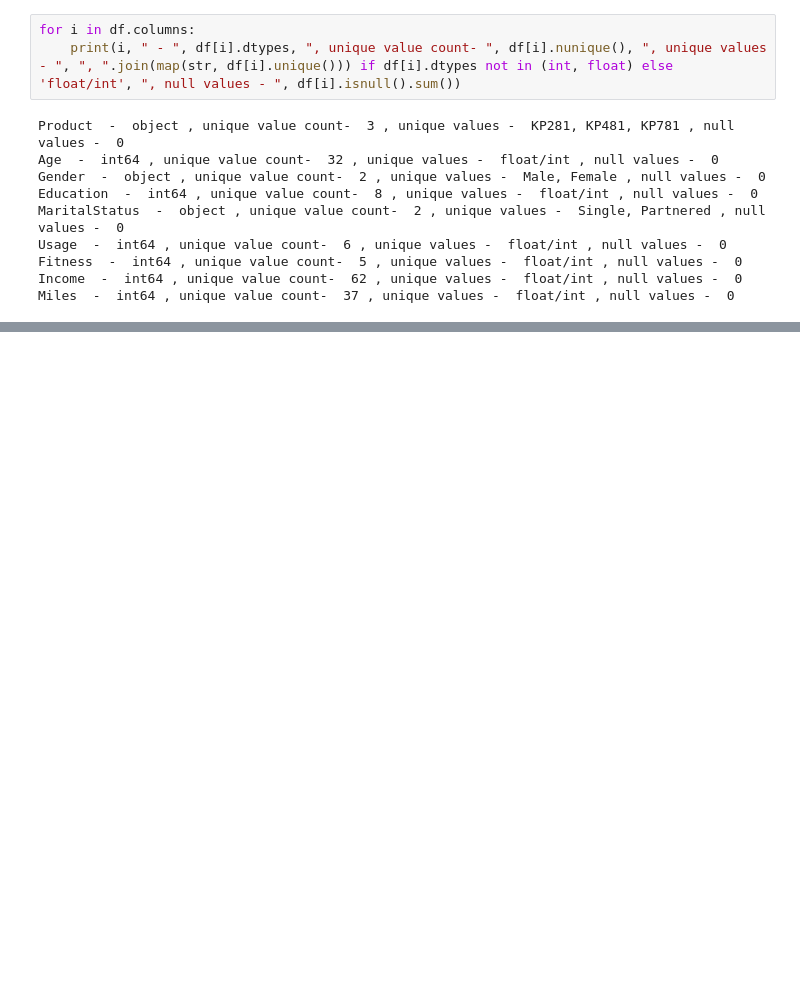
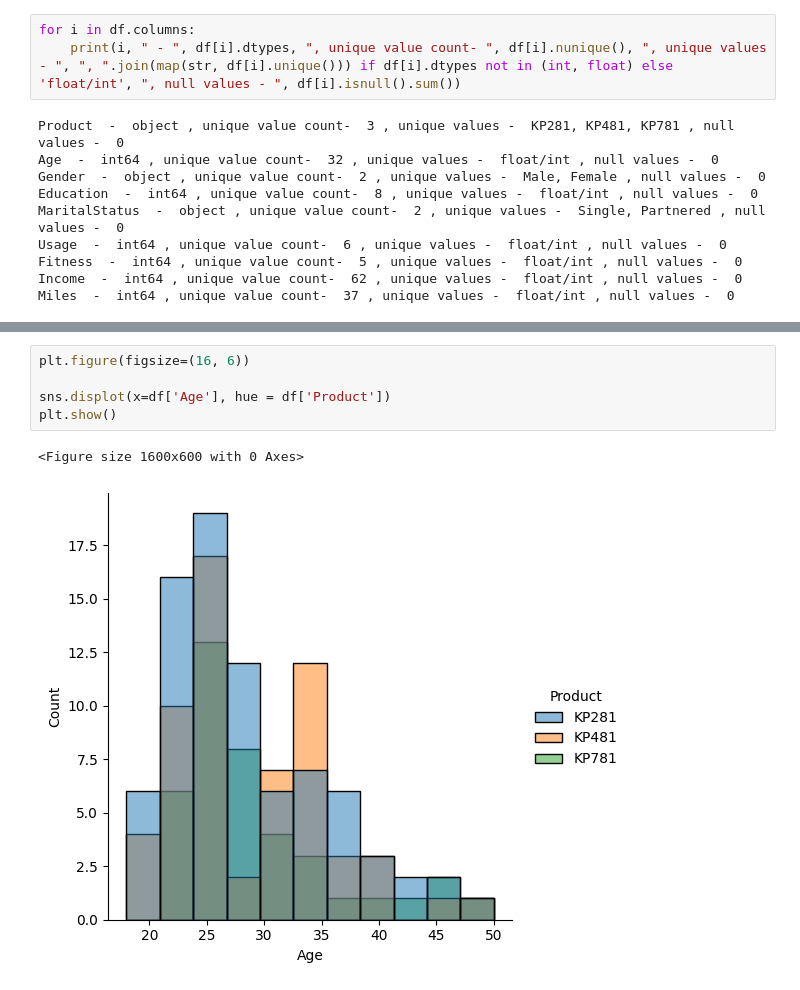
Before and after one commit to trehansalil/treadmill_case_study, a Jupyter notebook: treadmill_data_analysis.ipynb, the cells around one changed output, grey strips where cells are left out. Cells and saved outputs as stored; diff of their text form; blank space fills up the shorter version.

```diff
--- a/treadmill_data_analysis.ipynb
+++ b/treadmill_data_analysis.ipynb
@@ -33,0 +140,8 @@ True
+# %%
+plt.figure(figsize=(16, 6))
+
+sns.displot(x=df['Age'], hue = df['Product'])
+plt.show()
+# %% [output]
+<Figure size 1600x600 with 0 Axes>
+[figure, added]
```
Also changed, not shown: parts of 38 cells of this notebook.
